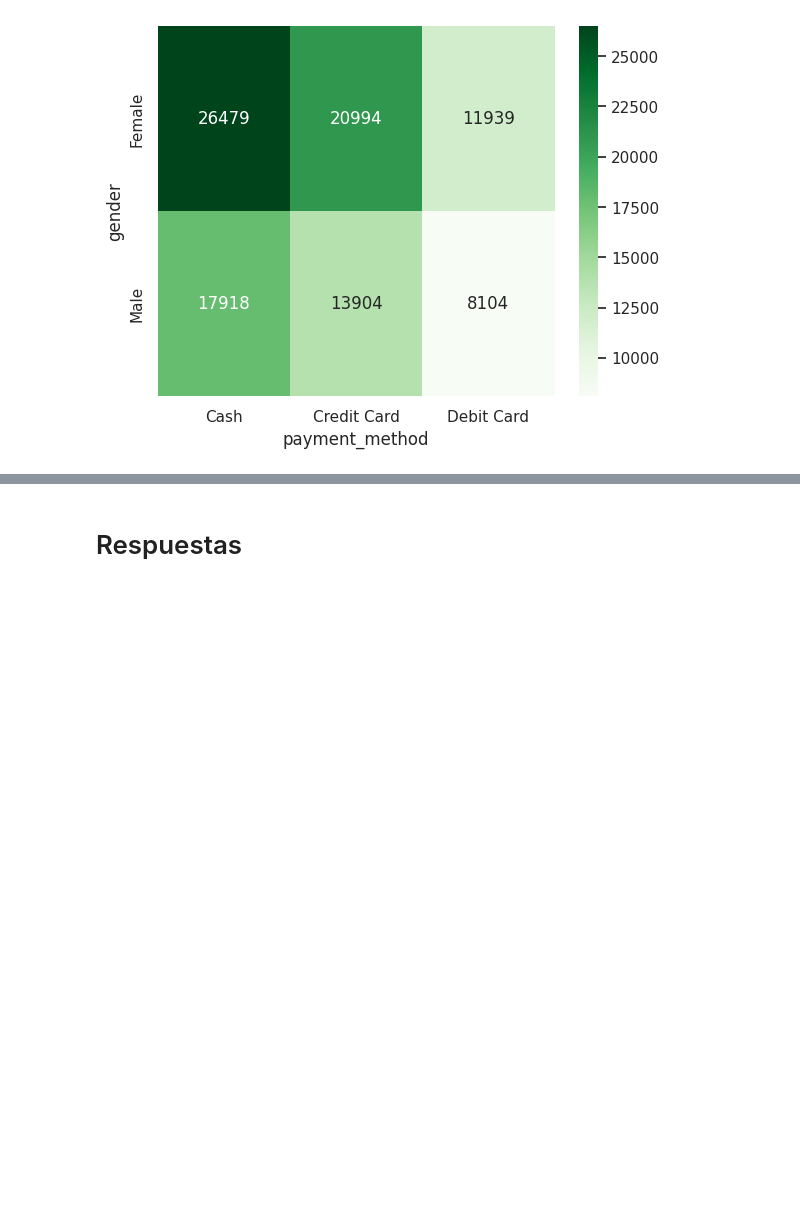
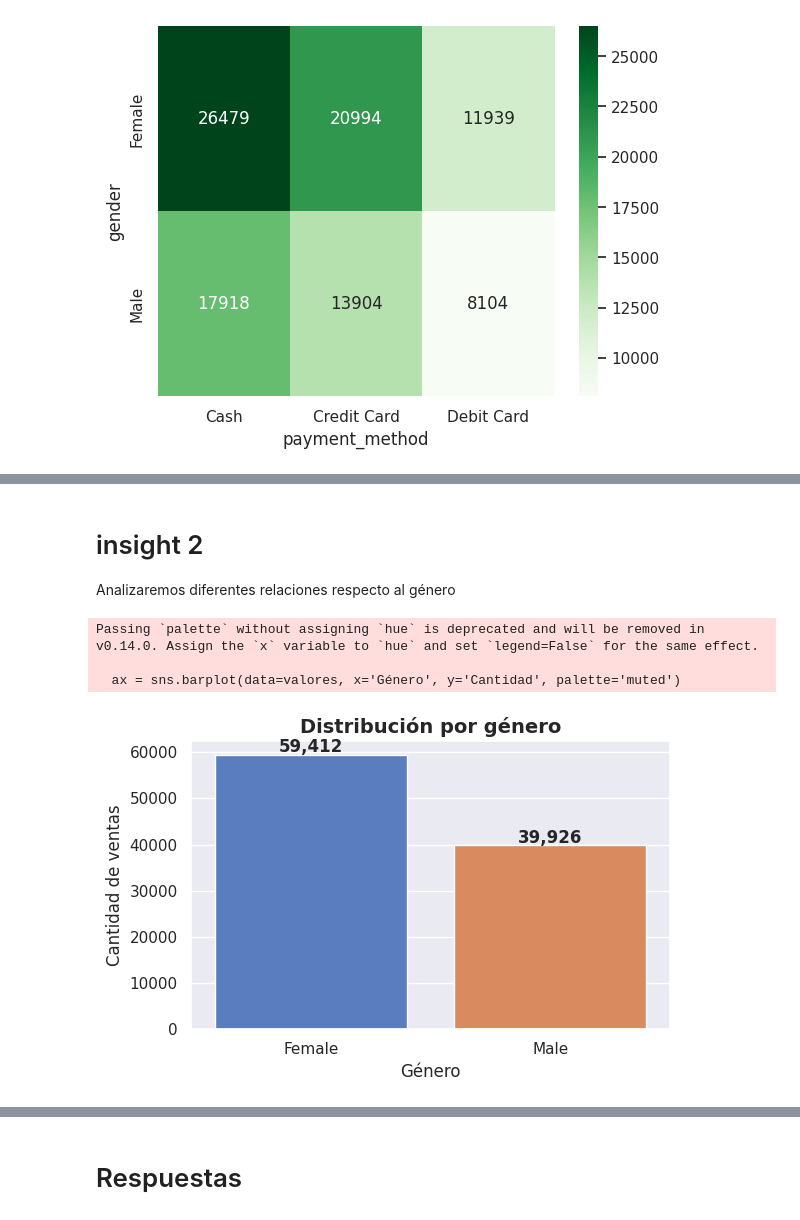
Before and after one commit to federico2018lc/InnovacionDatosProyectoFinal, a Jupyter notebook: analisis_datos_EDA.ipynb, the cells around one changed output, grey strips where cells are left out. Saved outputs shown, nothing was run; the diff lists cells and outputs as text; code cells hidden in the pictures; blank space fills up the shorter version.

```diff
--- a/analisis_datos_EDA.ipynb
+++ b/analisis_datos_EDA.ipynb
@@ -760,0 +780,30 @@ plt.show()
+# %% [markdown]
+# insight 2
+Analizaremos diferentes relaciones respecto al género
+# %%
+# Datos
+valores = df['gender'].value_counts().reset_index()
+valores.columns = ['Género', 'Cantidad']
+
+# Estilo de Seaborn
+sns.set_theme(style="darkgrid")
+
+plt.figure(figsize=(6,4))
+ax = sns.barplot(data=valores, x='Género', y='Cantidad', palette='muted')
+
+# Título y etiquetas
+plt.title('Distribución por género', fontsize=14, fontweight='bold')
+plt.xlabel('Género', fontsize=12)
+plt.ylabel('Cantidad de ventas', fontsize=12)
+
+# Etiquetas sobre las barras
+for i, v in enumerate(valores['Cantidad']):
+    ax.text(i, v + (v*0.01), f'{v:,}', ha='center', fontweight='bold')
+
+plt.tight_layout()
+plt.show()
+# %% [output]
+Passing `palette` without assigning `hue` is deprecated and will be removed in v0.14.0. Assign the `x` variable to `hue` and set `legend=False` for the same effect.
+
+  ax = sns.barplot(data=valores, x='Género', y='Cantidad', palette='muted')
+[figure, added]
```
Also changed, not shown: parts of 36 cells of this notebook.
